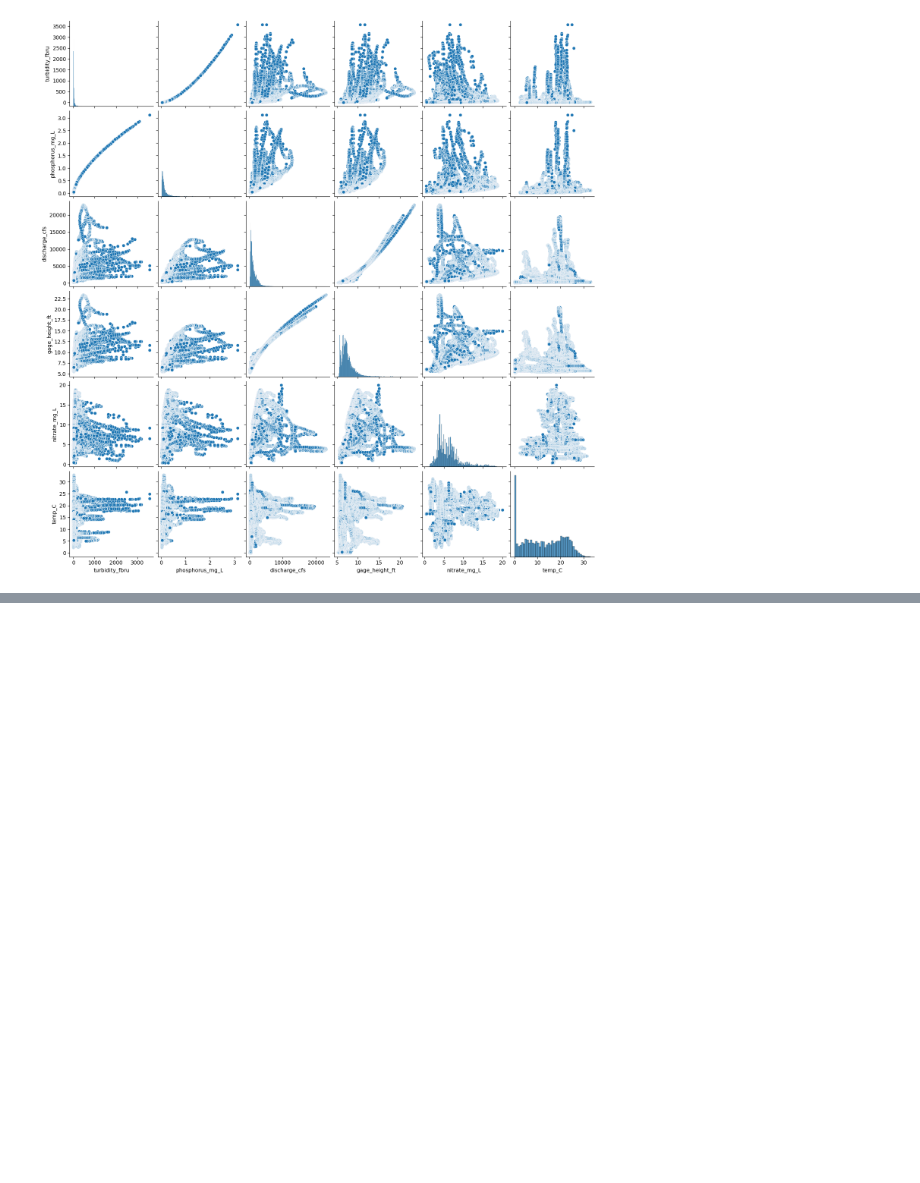
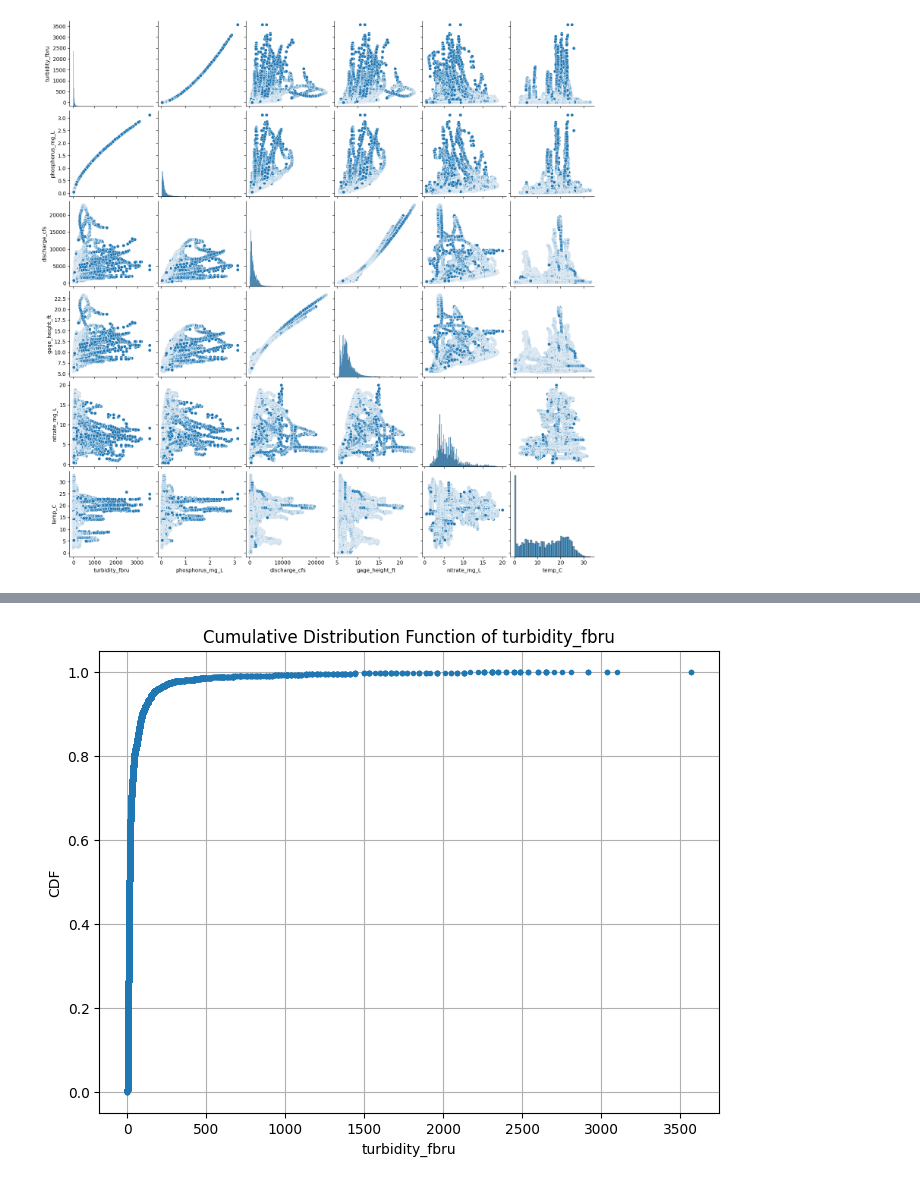
Before and after one commit to Jef-H/gage_against_the_machine, a Jupyter notebook: GageAgainstMachine_EDA.ipynb, the cells around one changed output, grey strips where cells are left out. Saved outputs shown, nothing was run; the diff lists cells and outputs as text; code cells hidden in the pictures; blank space fills up the shorter version.

```diff
--- a/GageAgainstMachine_EDA.ipynb
+++ b/GageAgainstMachine_EDA.ipynb
@@ -270,0 +299,28 @@ plt.show()
+# %%
+# Import necessary libraries
+import numpy as np
+import matplotlib.pyplot as plt
+import seaborn as sns
+
+# Select the column for CDF (you can choose any numeric column)
+column = 'turbidity_fbru'
+
+# Step 1: Drop NaN values for the selected column
+data = df_cleaned[column].dropna()
+
+# Step 2: Sort the data
+sorted_data = np.sort(data)
+
+# Step 3: Calculate the CDF
+cdf = np.arange(1, len(sorted_data) + 1) / len(sorted_data)
+
+# Step 4: Plot the CDF
+plt.figure(figsize=(8, 6))
+plt.plot(sorted_data, cdf, marker='.', linestyle='none')
+plt.title(f'Cumulative Distribution Function of {column}')
+plt.xlabel(column)
+plt.ylabel('CDF')
+plt.grid(True)
+plt.show()
+# %% [output]
+[figure, added]
```
Also changed, not shown: parts of 2 cells of this notebook.
